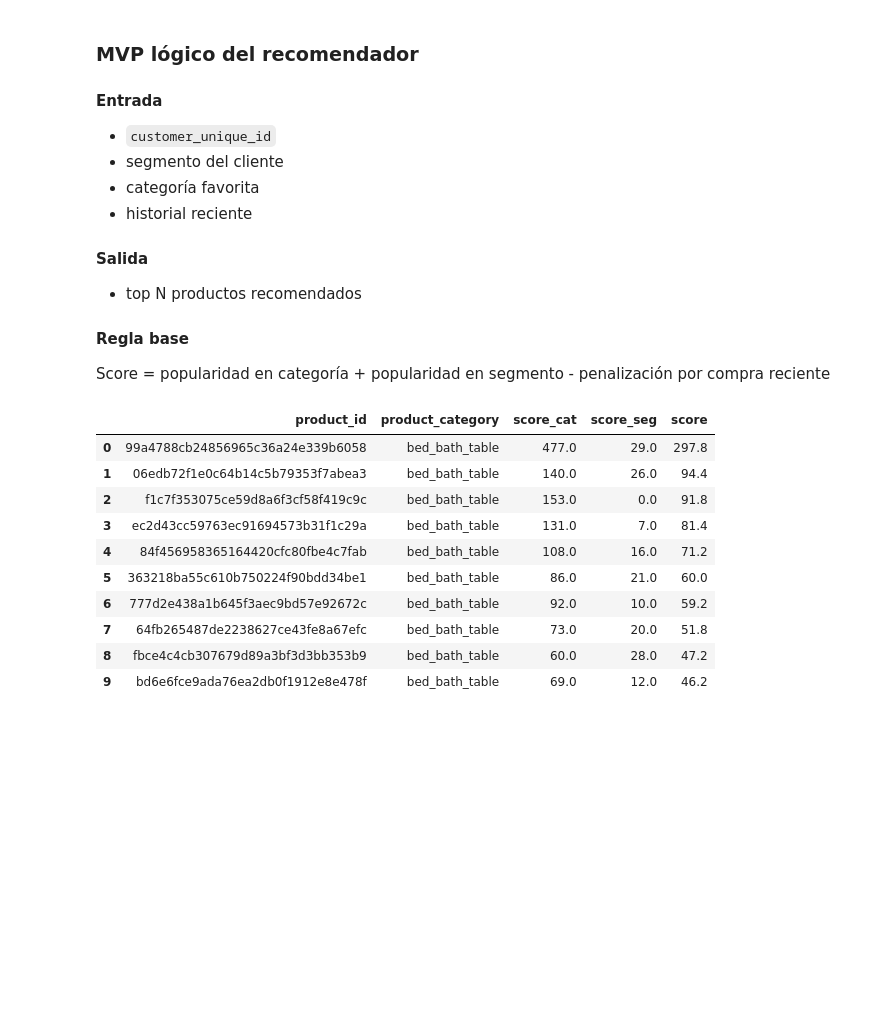
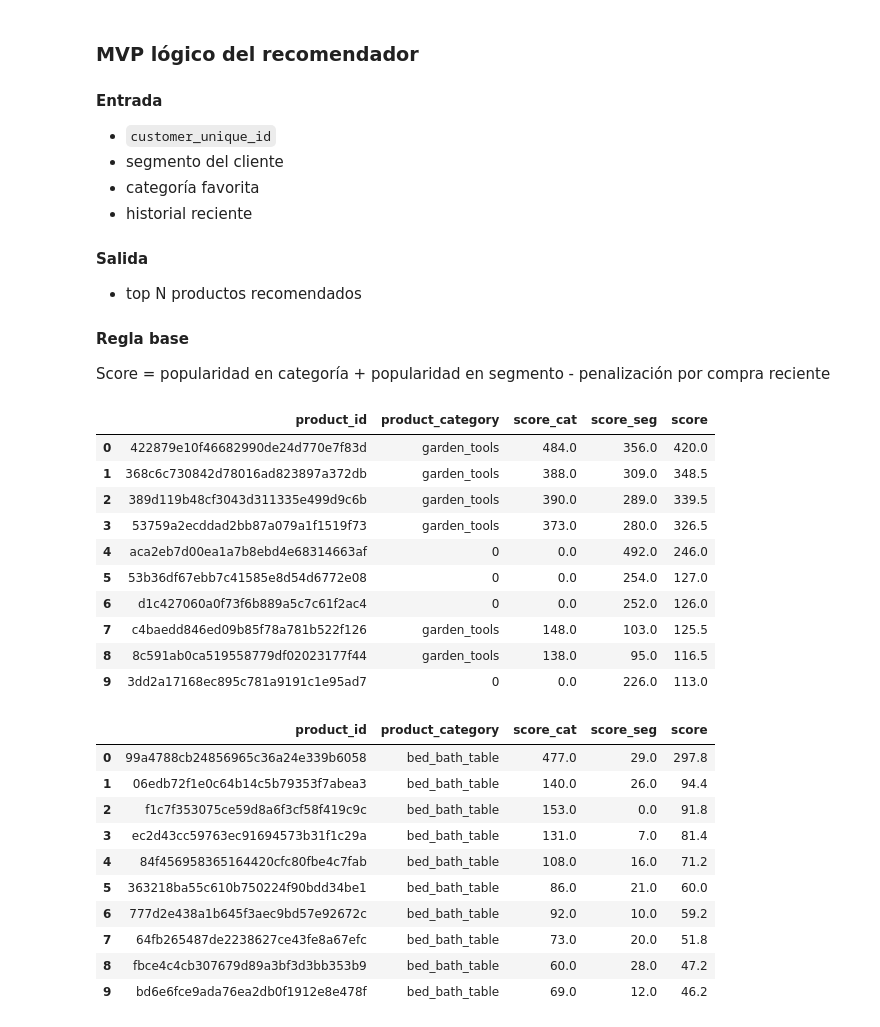
Before and after one commit to danielhcertuche/commercial-analytics-ai-challenge, a Jupyter notebook: notebooks/05_recommendation_and_site_selection.ipynb, the cells around one changed output. Saved outputs shown, nothing was run; the diff lists cells and outputs as text; code cells hidden in the pictures; blank space fills up the shorter version.

```diff
--- a/notebooks/05_recommendation_and_site_selection.ipynb
+++ b/notebooks/05_recommendation_and_site_selection.ipynb
@@ -150,15 +231,22 @@ def recommend_products_for_customer(
     popular_products_by_segment: pd.DataFrame,
     top_n: int = 10,
 ) -> pd.DataFrame:
-    profile = customer_profile.loc[customer_profile["customer_unique_id"] == customer_unique_id]
+    profile = customer_profile.loc[
+        customer_profile["customer_unique_id"] == customer_unique_id
+    ]
+
     if profile.empty:
         return pd.DataFrame()
 
-    segment = profile["customer_segment"].iloc[0]
+    segment = profile["customer_segment_primary"].iloc[0]
     favorite_category = profile["favorite_category"].iloc[0]
+    flags_text = profile["customer_flags_text"].iloc[0]
 
     already_bought = set(
-        item_base.loc[item_base["customer_unique_id"] == customer_unique_id, "product_id"].unique()
+        item_base.loc[
+            item_base["customer_unique_id"] == customer_unique_id,
+            "product_id"
+        ].unique()
     )
 
     candidates_cat = popular_products_by_category.loc[
@@ -167,7 +255,7 @@ def recommend_products_for_customer(
     candidates_cat["score_cat"] = candidates_cat["total_volume"]
 
     candidates_seg = popular_products_by_segment.loc[
-        popular_products_by_segment["customer_segment"] == segment
+        popular_products_by_segment["customer_segment_primary"] == segment
     ].copy()
     candidates_seg["score_seg"] = candidates_seg["total_volume"]
 
@@ -182,9 +270,43 @@ def recommend_products_for_customer(
     )
 
     candidates["score"] = 0.6 * candidates["score_cat"] + 0.4 * candidates["score_seg"]
-    candidates = candidates.loc[~candidates["product_id"].isin(already_bought)].copy()
 
-    return candidates.sort_values("score", ascending=False).head(top_n).reset_index(drop=True)
+    if "FRICTION_RISK" in flags_text:
+        candidates["score"] = 0.5 * candidates["score_cat"] + 0.5 * candidates["score_seg"]
+
+    candidates = candidates.loc[
+        ~candidates["product_id"].isin(already_bought)
+    ].copy()
+
+    return (
+        candidates
+        .sort_values("score", ascending=False)
+        .head(top_n)
+        .reset_index(drop=True)
+    )
+# %%
+example_customer = customer_profile["customer_unique_id"].dropna().iloc[5]
+
+recommend_products_for_customer(
+    customer_unique_id=example_customer,
+    customer_profile=customer_profile,
+    item_base=item_base,
+    popular_products_by_category=popular_products_by_category,
+    popular_products_by_segment=popular_products_by_segment,
+    top_n=10,
+)
+# %% [output]
+|  | product_id | product_category | score_cat | score_seg | score |
+| 0 | 422879e10f46682990de24d770e7f83d | garden_tools | 484.0 | 356.0 | 420.0 |
+| 1 | 368c6c730842d78016ad823897a372db | garden_tools | 388.0 | 309.0 | 348.5 |
+| 2 | 389d119b48cf3043d311335e499d9c6b | garden_tools | 390.0 | 289.0 | 339.5 |
+| 3 | 53759a2ecddad2bb87a079a1f1519f73 | garden_tools | 373.0 | 280.0 | 326.5 |
+| 4 | aca2eb7d00ea1a7b8ebd4e68314663af | 0 | 0.0 | 492.0 | 246.0 |
+| 5 | 53b36df67ebb7c41585e8d54d6772e08 | 0 | 0.0 | 254.0 | 127.0 |
+| 6 | d1c427060a0f73f6b889a5c7c61f2ac4 | 0 | 0.0 | 252.0 | 126.0 |
+| 7 | c4baedd846ed09b85f78a781b522f126 | garden_tools | 148.0 | 103.0 | 125.5 |
+| 8 | 8c591ab0ca519558779df02023177f44 | garden_tools | 138.0 | 95.0 | 116.5 |
+| 9 | 3dd2a17168ec895c781a9191c1e95ad7 | 0 | 0.0 | 226.0 | 113.0 |
 # %%
 example_customer = customer_profile["customer_unique_id"].dropna().iloc[0]
 
```
Also changed, not shown: parts of 9 cells of this notebook, 2 other files.
